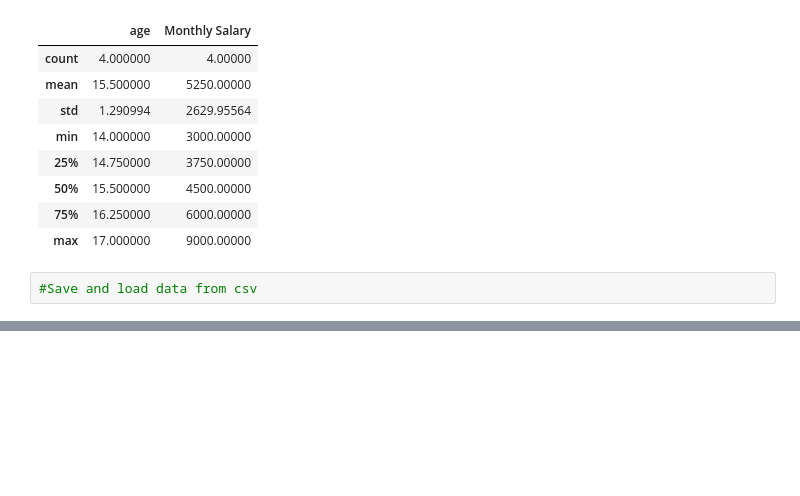
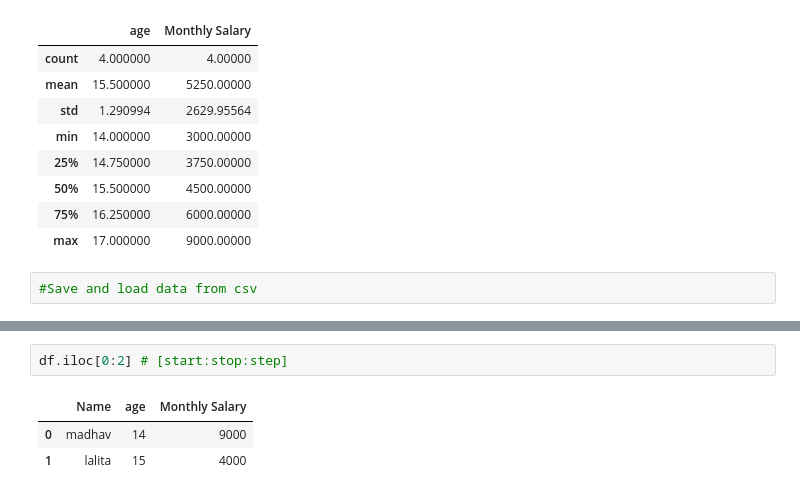
Before and after one commit to Monika0501/Python_practice, a Jupyter notebook: Untitled2.ipynb, the cells around one changed output, grey strips where cells are left out. Cells and saved outputs as stored; diff of their text form; blank space fills up the shorter version.

```diff
--- a/Untitled2.ipynb
+++ b/Untitled2.ipynb
@@ -112,0 +176,6 @@ df.to_csv("test_data.csv")
+# %%
+df.iloc[0:2] # [start:stop:step]
+# %% [output]
+|  | Name | age | Monthly Salary |
+| 0 | madhav | 14 | 9000 |
+| 1 | lalita | 15 | 4000 |
```
Also changed, not shown: parts of 10 cells of this notebook.
